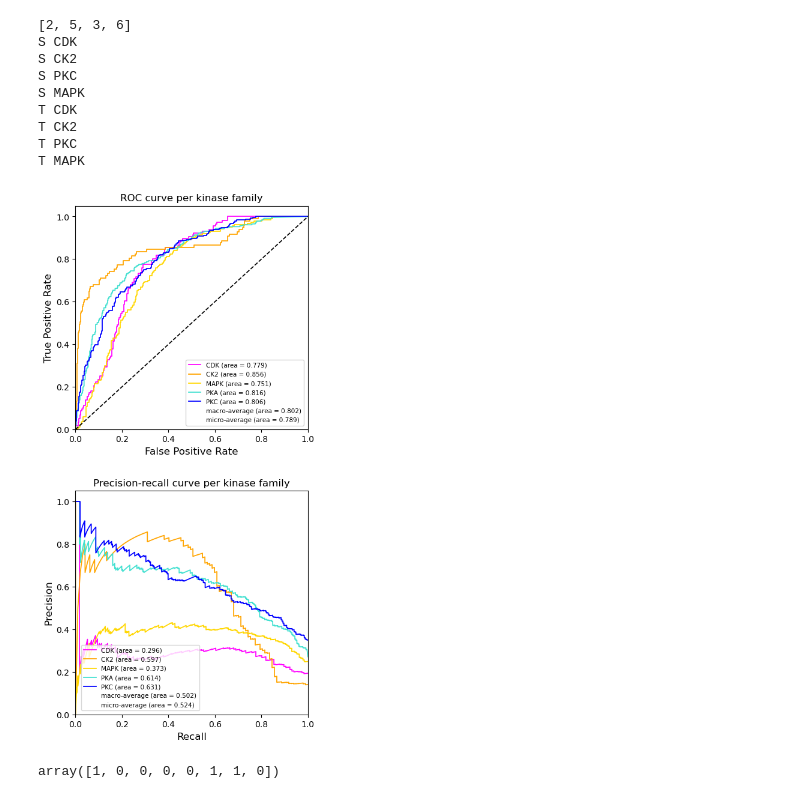
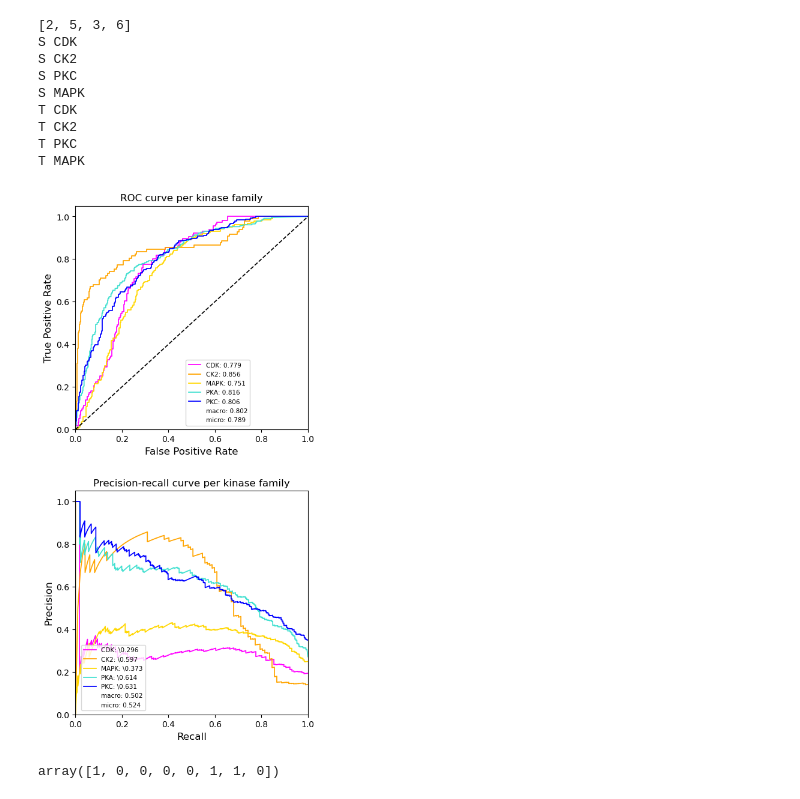
Before and after one commit to katfish666/EMBER_revised, a Jupyter notebook: 07-competitor_eval.ipynb, the cells around one changed output. Cells and saved outputs as stored; diff of their text form; code cells hidden in the pictures.

```diff
--- a/07-competitor_eval.ipynb
+++ b/07-competitor_eval.ipynb
@@ -34,7 +34,7 @@ y_test_musite = test_motifxFamMatrix[:,fam_idc_musite]
 # Go through produced files and fill out the y-score matrix.
 y_score_musite = np.zeros((y_test_musite.shape[0],y_test_musite.shape[1]),dtype=float)
 
-res_dir = "RESULTS_musite/"
+res_dir = "results_musite/"
 for fam_file in os.listdir(res_dir):
     if "result" not in fam_file:
         continue
@@ -68,7 +68,7 @@ y_test_deepphos = test_motifxFamMatrix[:,fam_idc_deepphos]
 # Go through produced files and fill out the y-score matrix.
 y_score_deepphos = np.zeros((y_test_deepphos.shape[0],y_test_deepphos.shape[1]),dtype=float)
 
-res_dir = "RESULTS_deepphos/"
+res_dir = "results_deepphos/"
 res_subdirs = ["S","T"]
 
 for sub in res_subdirs:
@@ -183,10 +183,10 @@ labels = []
 
 l, = ax1.plot(0,0,color='white')
 lines.append(l)
-labels.append('micro-average (area = {0:0.3f})'.format(roc_auc["micro"]))
+labels.append('micro: {0:0.3f}'.format(roc_auc["micro"]))
 l, = ax1.plot(0,0,color='white')
 lines.append(l)
-labels.append('macro-average (area = {0:0.3f})'.format(roc_auc["macro"]))
+labels.append('macro: {0:0.3f}'.format(roc_auc["macro"]))
 
 for i,fam in enumerate(fams):
     fclass = fams[i]
@@ -195,8 +195,8 @@ for i,fam in enumerate(fams):
     if fclass=='SRC':
         fclass = 'Src'
     l, = ax1.plot(fpr[i], tpr[i], color=fam_to_col[fam], lw=lw,
-             label='{0} (area = {1:0.3f})'.format(fclass, roc_auc[i]))
-    labels.append('{0} (area = {1:0.3f})'.format(fclass, roc_auc[i]))
+             label='{0}: {1:0.3f}'.format(fclass, roc_auc[i]))
+    labels.append('{0}: {1:0.3f}'.format(fclass, roc_auc[i]))
     lines.append(l)
 
 fig.subplots_adjust(hspace=.275)
@@ -218,38 +218,38 @@ ax1.legend(lines, labels, loc=(0.475, .0175), fontsize=7.5)  # (1.05, .0)
 lines = []
 labels = []
 
 l, = ax2.plot(0,0,color='white')
 lines.append(l)
-labels.append('micro-average (area = {0:0.3f})'.format(average_precision["micro"]))
+labels.append('micro: {0:0.3f}'.format(average_precision["micro"]))
 l, = ax2.plot(0,0,color='white')
 lines.append(l)
-labels.append('macro-average (area = {0:0.3f})'.format(average_precision["macro"]))
+labels.append('macro: {0:0.3f}'.format(average_precision["macro"]))
 
 for i,fam in enumerate(fams):
     l, = ax2.plot(recall[i], precision[i], color=fam_to_col[fam], lw=lw)
     lines.append(l)
     fclass = fams[i]
     if fclass=='AKT':
         fclass = 'Akt'
     if fclass=='SRC':
         fclass = 'Src'
-    labels.append('{0} (area = {1:0.3f})'.format(fclass, average_precision[i]))
+    labels.append('{0}: \{1:0.3f}'.format(fclass, average_precision[i]))
 
 ax2.set_xlim([0.0, 1.0])
 ax2.set_ylim([0.0, 1.05])
 ax2.tick_params(axis="x", labelsize=10)
 ax2.tick_params(axis="y", labelsize=10)
 ax2.set_xlabel('Recall',fontsize=12)
 ax2.set_ylabel('Precision',fontsize=12)
 ax2.set_title('Precision-recall curve per kinase family',fontsize=12)
 
 labels, lines = zip(*sorted(zip(labels, lines), key=lambda t: t[0], reverse=False))
 ax2.legend(lines, labels, loc=(0.025, .0175), fontsize=7.5) # (1.05, .0)
 
-plt.savefig("FIGS_comparisons/%s_roc-prc_FINAL" % which, bbox_inches='tight')
+plt.savefig("figs_comparisons/%s_roc-prc_FINAL_revised" % which, bbox_inches='tight')
 plt.show()
 # %% [output]
-[figure, old version]
+[figure, new version]
 # %%
 test_motifxFamMatrix[0]
 # %% [output]
```
